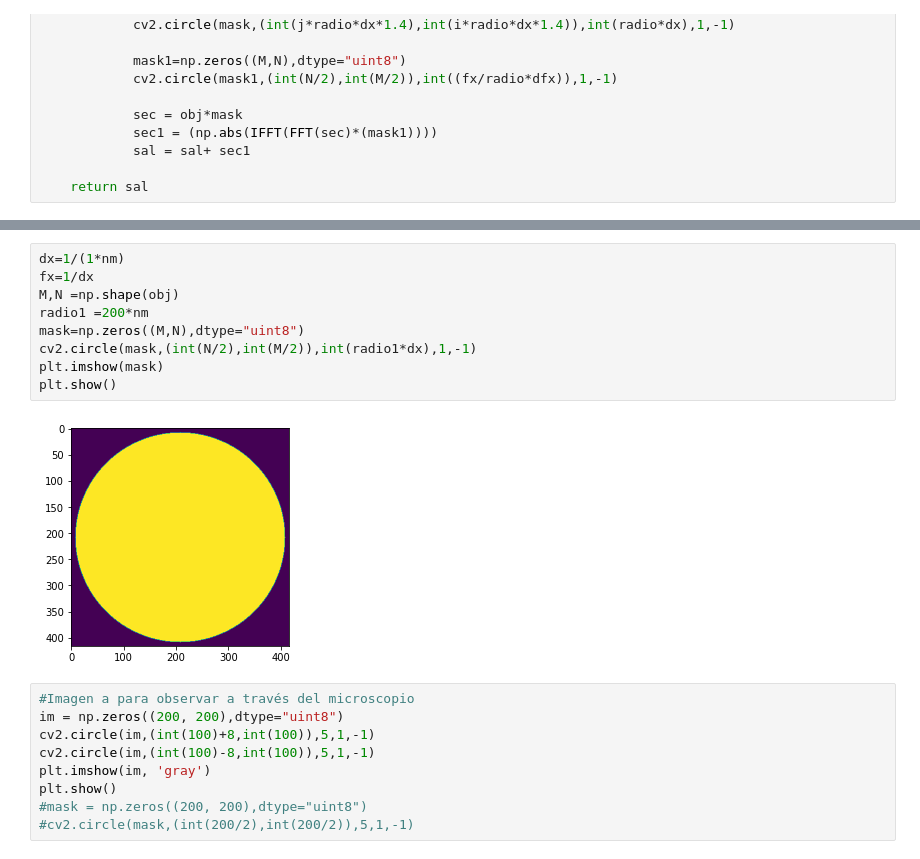
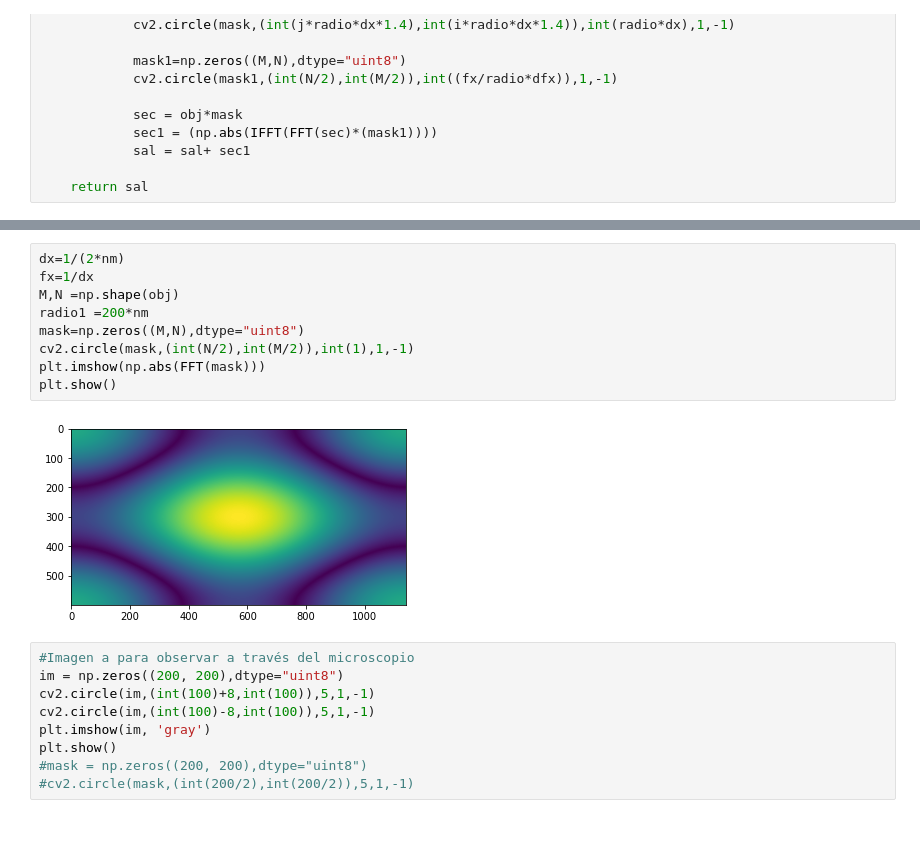
Before and after one commit to JuanDaAC/Los-tres-opticos, a Jupyter notebook: Proyecto.ipynb, the cells around one changed output, grey strips where cells are left out. Cells and saved outputs as stored; diff of their text form; blank space fills up the shorter version.

Commit message:
con imagen

```diff
--- a/Proyecto.ipynb
+++ b/Proyecto.ipynb
@@ -62,14 +114,14 @@ plt.show()
 # %%
-dx=1/(1*nm)
+dx=1/(2*nm)
 fx=1/dx
 M,N =np.shape(obj)
 radio1 =200*nm
 mask=np.zeros((M,N),dtype="uint8")
-cv2.circle(mask,(int(N/2),int(M/2)),int(radio1*dx),1,-1)
-plt.imshow(mask)
+cv2.circle(mask,(int(N/2),int(M/2)),int(1),1,-1)
+plt.imshow(np.abs(FFT(mask)))
 plt.show()
 # %% [output]
-[figure, old version]
+[figure, new version]
 # %%
 #Imagen a para observar a través del microscopio
 im = np.zeros((200, 200),dtype="uint8")
```
Also changed, not shown: parts of 5 cells of this notebook.
